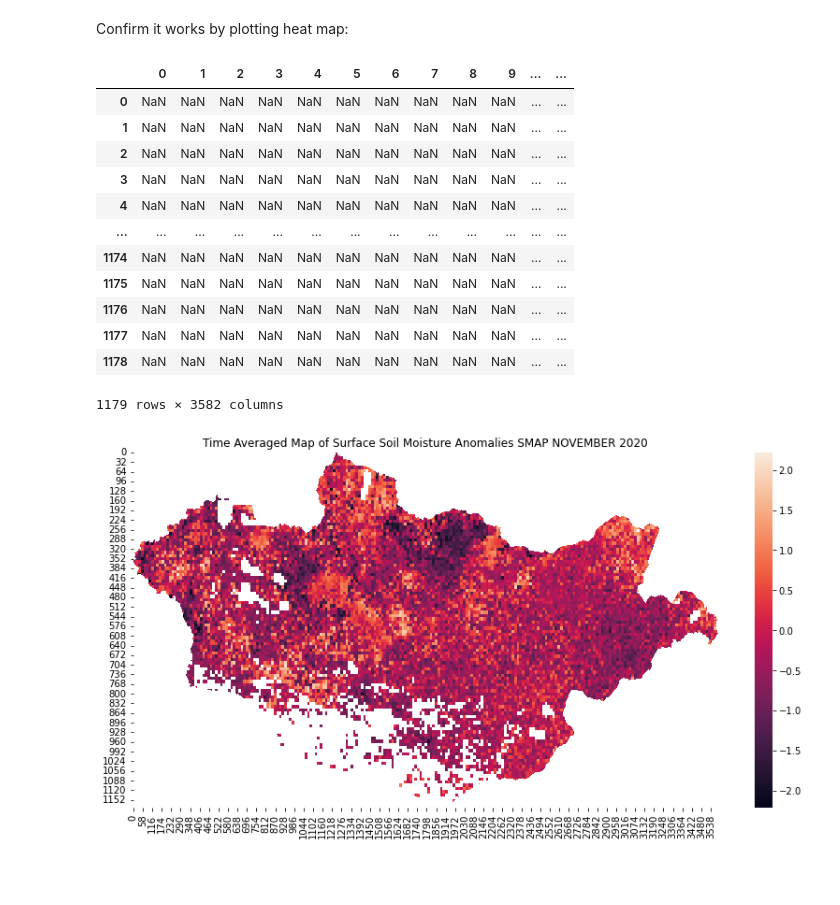
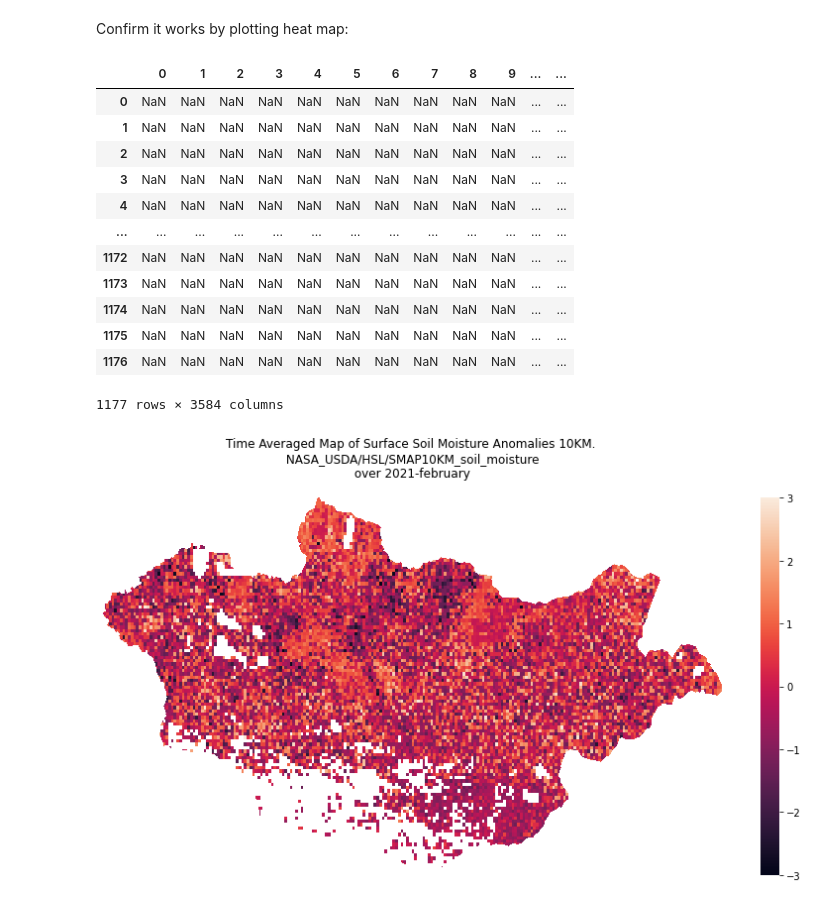
Before and after one commit to astervolta/SM-repo, a Jupyter notebook: 2.extract_TIF_to_CSV_to_HeatMap.ipynb, the cells around one changed output. Saved outputs shown, nothing was run; the diff lists cells and outputs as text; code cells hidden in the pictures; blank space fills up the shorter version.

```diff
--- a/2.extract_TIF_to_CSV_to_HeatMap.ipynb
+++ b/2.extract_TIF_to_CSV_to_HeatMap.ipynb
@@ -16,3 +16,5 @@ import rasterio
 import seaborn as sns
 # %% [markdown]
 ### Input file name:
+# %%
+month = input('input month: ')
@@ -36,5 +41,5 @@ array([[nan, nan, nan, ..., nan, nan, nan],
 # %%
-filename_out = 'geemap_average_SMAP_SSMA_december2020.csv'
+filename_out = 'geemap_average_SMAP_SSMA_'+month+'2021.csv'
 # %%
 np.savetxt(str(filename_out), array, delimiter=",")
 # %% [markdown]
@@ -42,8 +47,8 @@ np.savetxt(str(filename_out), array, delimiter=",")
 # %% [markdown]
 Confirm it works by plotting heat map:
 # %%
-df_ssma = pd.read_csv('geemap_average_SMAP_SSMA_december2020.csv', header=None)
-df_ssma
+df_ssm = pd.read_csv(filename_out, header=None)
+df_ssm
 # %% [output]
 |  | 0 | 1 | 2 | 3 | 4 | 5 | 6 | 7 | 8 | 9 | ... | ... |
 | 0 | NaN | NaN | NaN | NaN | NaN | NaN | NaN | NaN | NaN | NaN | ... | ... |
@@ -52,21 +57,22 @@ df_ssma
 | 3 | NaN | NaN | NaN | NaN | NaN | NaN | NaN | NaN | NaN | NaN | ... | ... |
 | 4 | NaN | NaN | NaN | NaN | NaN | NaN | NaN | NaN | NaN | NaN | ... | ... |
 | ... | ... | ... | ... | ... | ... | ... | ... | ... | ... | ... | ... | ... |
+| 1172 | NaN | NaN | NaN | NaN | NaN | NaN | NaN | NaN | NaN | NaN | ... | ... |
+| 1173 | NaN | NaN | NaN | NaN | NaN | NaN | NaN | NaN | NaN | NaN | ... | ... |
 | 1174 | NaN | NaN | NaN | NaN | NaN | NaN | NaN | NaN | NaN | NaN | ... | ... |
 | 1175 | NaN | NaN | NaN | NaN | NaN | NaN | NaN | NaN | NaN | NaN | ... | ... |
 | 1176 | NaN | NaN | NaN | NaN | NaN | NaN | NaN | NaN | NaN | NaN | ... | ... |
-| 1177 | NaN | NaN | NaN | NaN | NaN | NaN | NaN | NaN | NaN | NaN | ... | ... |
-| 1178 | NaN | NaN | NaN | NaN | NaN | NaN | NaN | NaN | NaN | NaN | ... | ... |
-1179 rows × 3582 columns
+1177 rows × 3584 columns
 # %%
 # HeatMap
 fig, ax = plt.subplots(figsize=(14,7))         # Sample figsize in inches
-sns.heatmap(df_ssma)
+heat_map = sns.heatmap(df_ssm, xticklabels=False, yticklabels=False, vmin=-3, vmax=3)
+                       #cbar_kws={'label': '$mm$'}) #cmap="PiYG"
 
 # Add Title
-plt.title( "Time Averaged Map of Surface Soil Moisture Anomalies SMAP DECEMBER 2020")
+plt.title( 'Time Averaged Map of Surface Soil Moisture Anomalies 10KM. \n NASA_USDA/HSL/SMAP10KM_soil_moisture \n over 2021-'+month+' \n')
 
 # Display
 plt.show()
 # %% [output]
-[figure, old version]
+[figure, new version]
```
Also changed, not shown: parts of 8 cells of this notebook, 6 other files.
